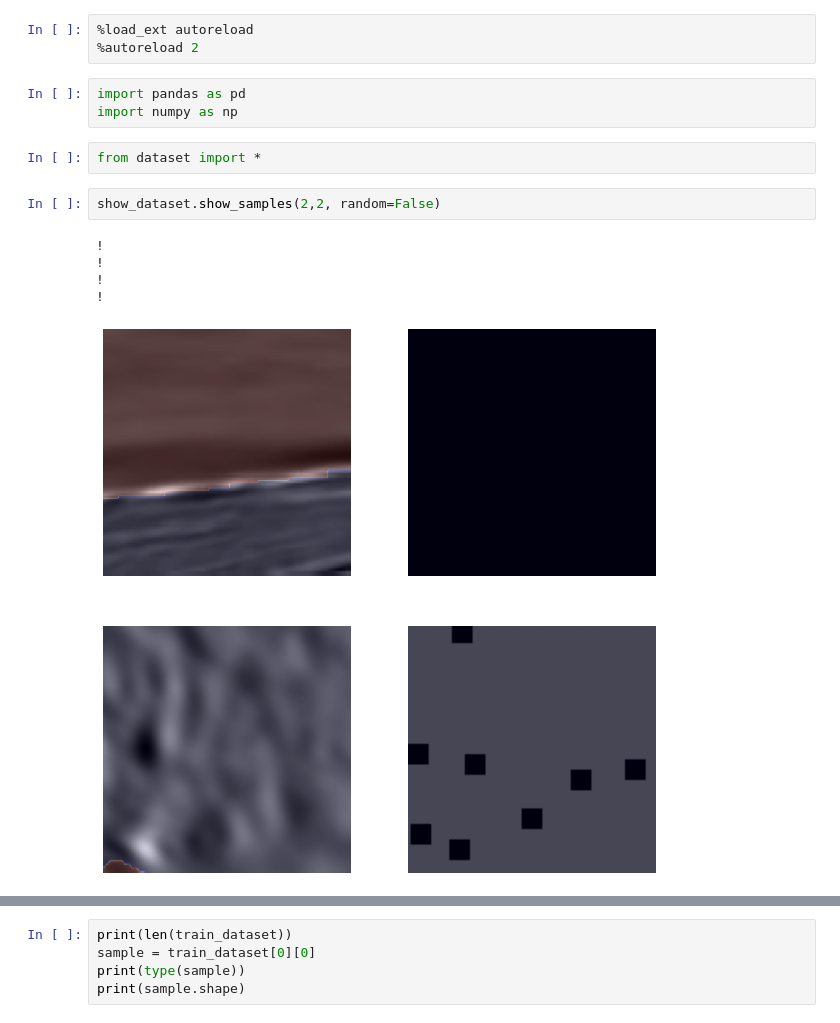
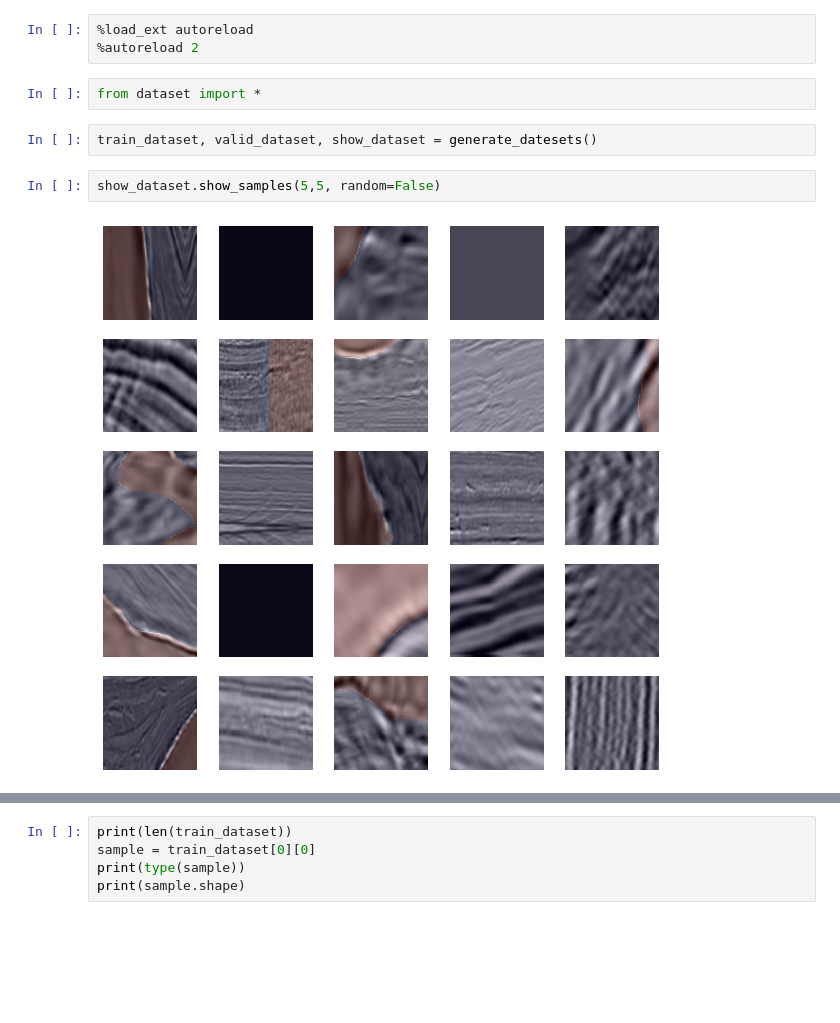
Before and after one commit to GusevMihail/kaggle_salt, a Jupyter notebook: sandbox.ipynb, the cells around one changed output, grey strips where cells are left out. Drawn from its saved outputs; the diff is of its cells as text; blank space fills up the shorter version.

```diff
--- a/sandbox.ipynb
+++ b/sandbox.ipynb
@@ -1,16 +70,11 @@
 # %%
 %load_ext autoreload
 %autoreload 2
-# %%
-import pandas as pd
-import numpy as np
 # %%
 from dataset import *
+# %%
+train_dataset, valid_dataset, show_dataset = generate_datesets()
 # %%
-show_dataset.show_samples(2,2, random=False)
+show_dataset.show_samples(5,5, random=False)
 # %% [output]
-!
-!
-!
-!
-[figure, old version]
+[figure, new version]
```
Also changed, not shown: parts of 26 cells of this notebook, 3 other files.
